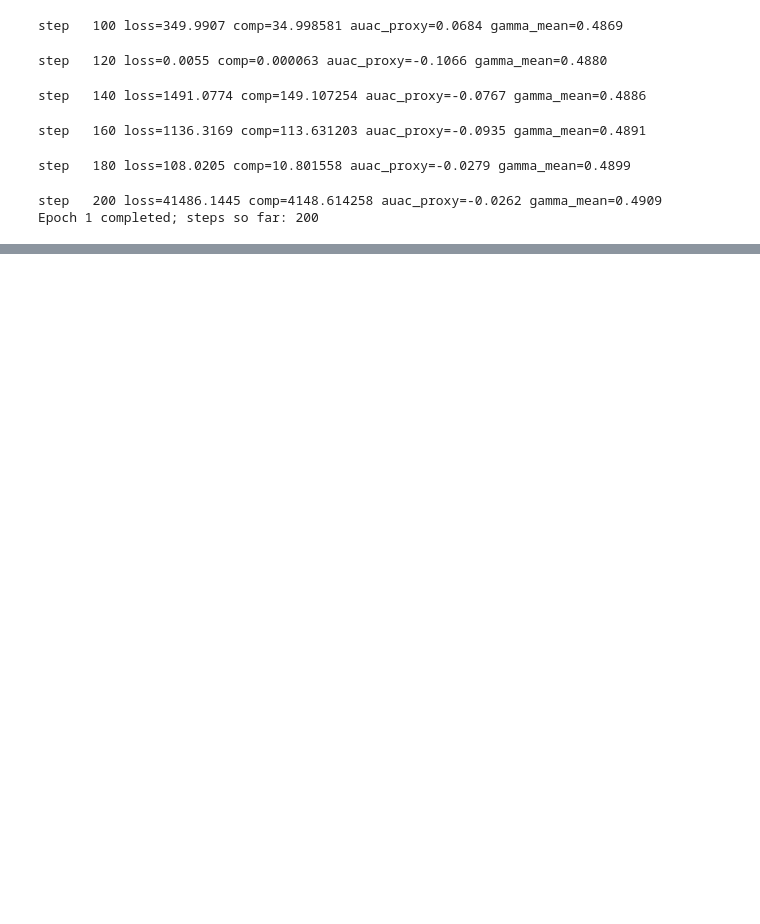
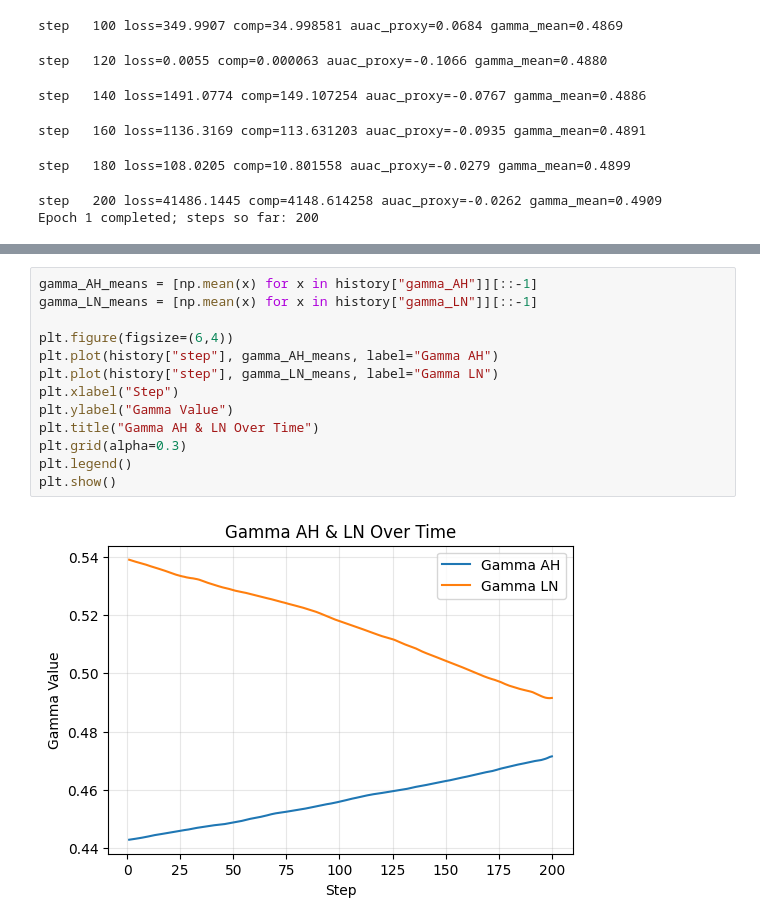
Before and after one commit to nikhil-405/XAI_for_Transformers, a Jupyter notebook: GammaNet/gamma_net_training.ipynb, the cells around one changed output, grey strips where cells are left out. Cells and saved outputs as stored; diff of their text form; blank space fills up the shorter version.

```diff
--- a/GammaNet/gamma_net_training.ipynb
+++ b/GammaNet/gamma_net_training.ipynb
@@ -307,0 +324,15 @@ Epoch 1 completed; steps so far: 200
+# %%
+gamma_AH_means = [np.mean(x) for x in history["gamma_AH"]][::-1]
+gamma_LN_means = [np.mean(x) for x in history["gamma_LN"]][::-1]
+
+plt.figure(figsize=(6,4))
+plt.plot(history["step"], gamma_AH_means, label="Gamma AH")
+plt.plot(history["step"], gamma_LN_means, label="Gamma LN")
+plt.xlabel("Step")
+plt.ylabel("Gamma Value")
+plt.title("Gamma AH & LN Over Time")
+plt.grid(alpha=0.3)
+plt.legend()
+plt.show()
+# %% [output]
+[figure, added]
```
Also changed, not shown: parts of 2 cells of this notebook.
